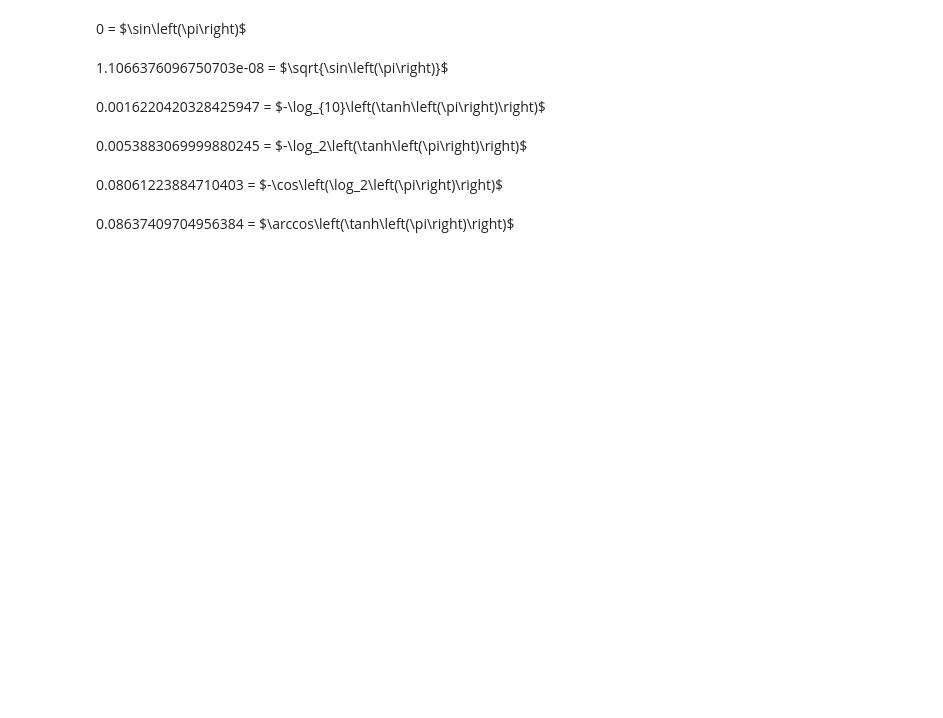
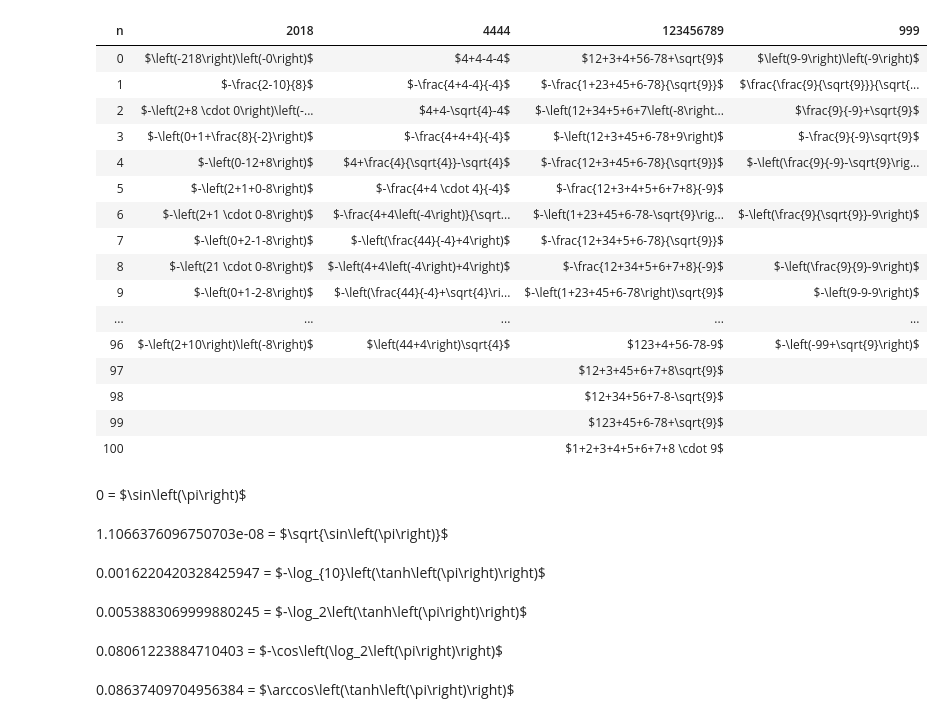
Before and after one commit to goulu/Goulib, a Jupyter notebook: examples/Plouffe.ipynb, the cells around one changed output. Cells and saved outputs as stored; diff of their text form; code cells hidden in the pictures; blank space fills up the shorter version.

```diff
--- a/examples/Plouffe.ipynb
+++ b/examples/Plouffe.ipynb
@@ -4,3 +4,20 @@ from math import *
 from Goulib.notebook import *
 from Goulib.table import Table
 from friedman import *
+# %%
+max=100
+titles=['n','2018','4444','123456789','999']
+t=Table([[n]+[None]*(len(titles)-1) for n in range(max+1)],titles=titles)
+def add(s,col):
+    for e in s:
+        n=int(e[0])
+        # h(e[0],'=',e[1])
+        if n<=max:
+            t.set(n,col,e[1])
+
+add(seq(2018,'s-','+-*/_',True),1)
+add(seq(4444,'s-','+-*/_',False),2)
+add(seq(123456789,'s-','+-*/_',False),3)
+add(seq(999,'s-','+-*/_',False),4)
+t
+# %% [output]
@@ -7,3 +28,20 @@ from friedman import *
+| n | 2018 | 4444 | 123456789 | 999 |
+| 0 | $\left(-218\right)\left(-0\right)$ | $4+4-4-4$ | $12+3+4+56-78+\sqrt{9}$ | $\left(9-9\right)\left(-9\right)$ |
+| 1 | $-\frac{2-10}{8}$ | $-\frac{4+4-4}{-4}$ | $-\frac{1+23+45+6-78}{\sqrt{9}}$ | $\frac{\frac{9}{\sqrt{9}}}{\sqrt{... |
+| 2 | $-\left(2+8 \cdot 0\right)\left(-... | $4+4-\sqrt{4}-4$ | $-\left(12+34+5+6+7\left(-8\right... | $\frac{9}{-9}+\sqrt{9}$ |
+| 3 | $-\left(0+1+\frac{8}{-2}\right)$ | $-\frac{4+4+4}{-4}$ | $-\left(12+3+45+6-78+9\right)$ | $-\frac{9}{-9}\sqrt{9}$ |
+| 4 | $-\left(0-12+8\right)$ | $4+\frac{4}{\sqrt{4}}-\sqrt{4}$ | $-\frac{12+3+45+6-78}{\sqrt{9}}$ | $-\left(\frac{9}{-9}-\sqrt{9}\rig... |
+| 5 | $-\left(2+1+0-8\right)$ | $-\frac{4+4 \cdot 4}{-4}$ | $-\frac{12+3+4+5+6+7+8}{-9}$ |  |
+| 6 | $-\left(2+1 \cdot 0-8\right)$ | $-\frac{4+4\left(-4\right)}{\sqrt... | $-\left(1+23+45+6-78-\sqrt{9}\rig... | $-\left(\frac{9}{\sqrt{9}}-9\right)$ |
+| 7 | $-\left(0+2-1-8\right)$ | $-\left(\frac{44}{-4}+4\right)$ | $-\frac{12+34+5+6-78}{\sqrt{9}}$ |  |
+| 8 | $-\left(21 \cdot 0-8\right)$ | $-\left(4+4\left(-4\right)+4\right)$ | $-\frac{12+34+5+6+7+8}{-9}$ | $-\left(\frac{9}{9}-9\right)$ |
+| 9 | $-\left(0+1-2-8\right)$ | $-\left(\frac{44}{-4}+\sqrt{4}\ri... | $-\left(1+23+45+6-78\right)\sqrt{9}$ | $-\left(9-9-9\right)$ |
+| ... | ... | ... | ... | ... |
+| 96 | $-\left(2+10\right)\left(-8\right)$ | $\left(44+4\right)\sqrt{4}$ | $123+4+56-78-9$ | $-\left(-99+\sqrt{9}\right)$ |
+| 97 |  |  | $12+3+45+6+7+8\sqrt{9}$ |  |
+| 98 |  |  | $12+34+56+7-8-\sqrt{9}$ |  |
+| 99 |  |  | $123+45+6-78+\sqrt{9}$ |  |
+| 100 |  |  | $1+2+3+4+5+6+7+8 \cdot 9$ |  |
 # %%
 for x in Monadic(pi,functions,2).items():
     h(x[0],'=',x[1])
```
Also changed, not shown: parts of 2 cells of this notebook, 2 other files.
